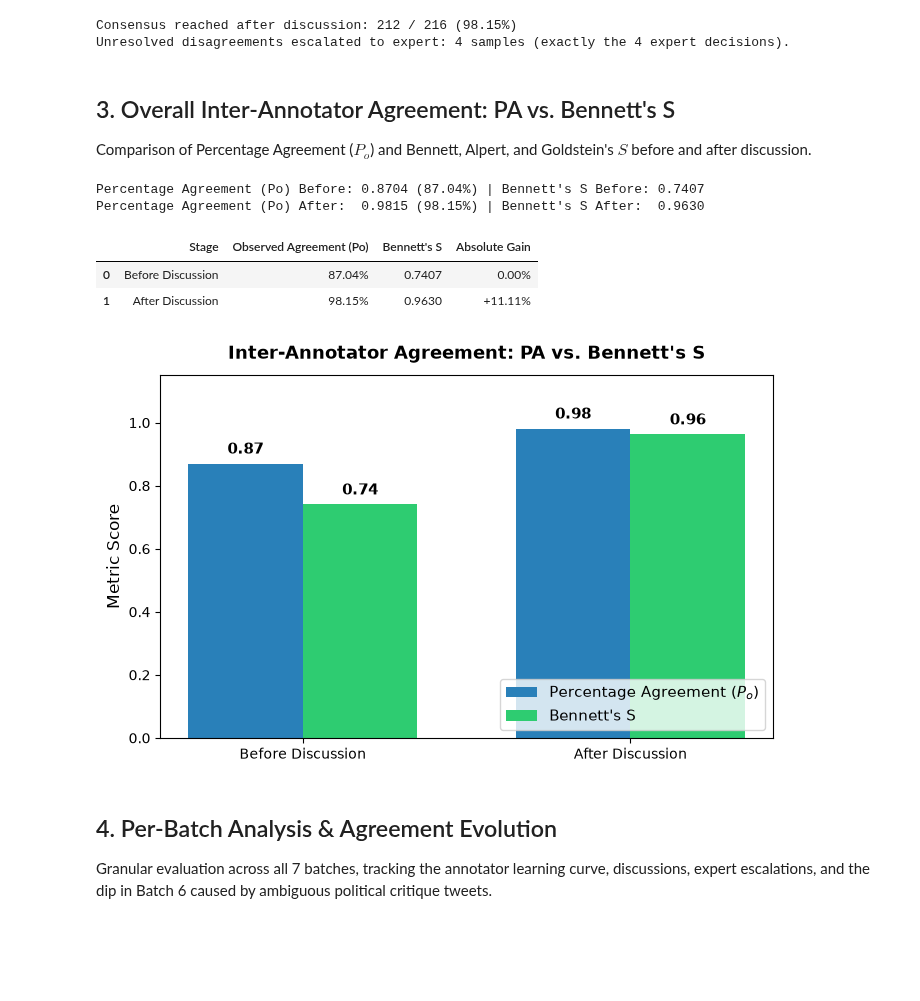
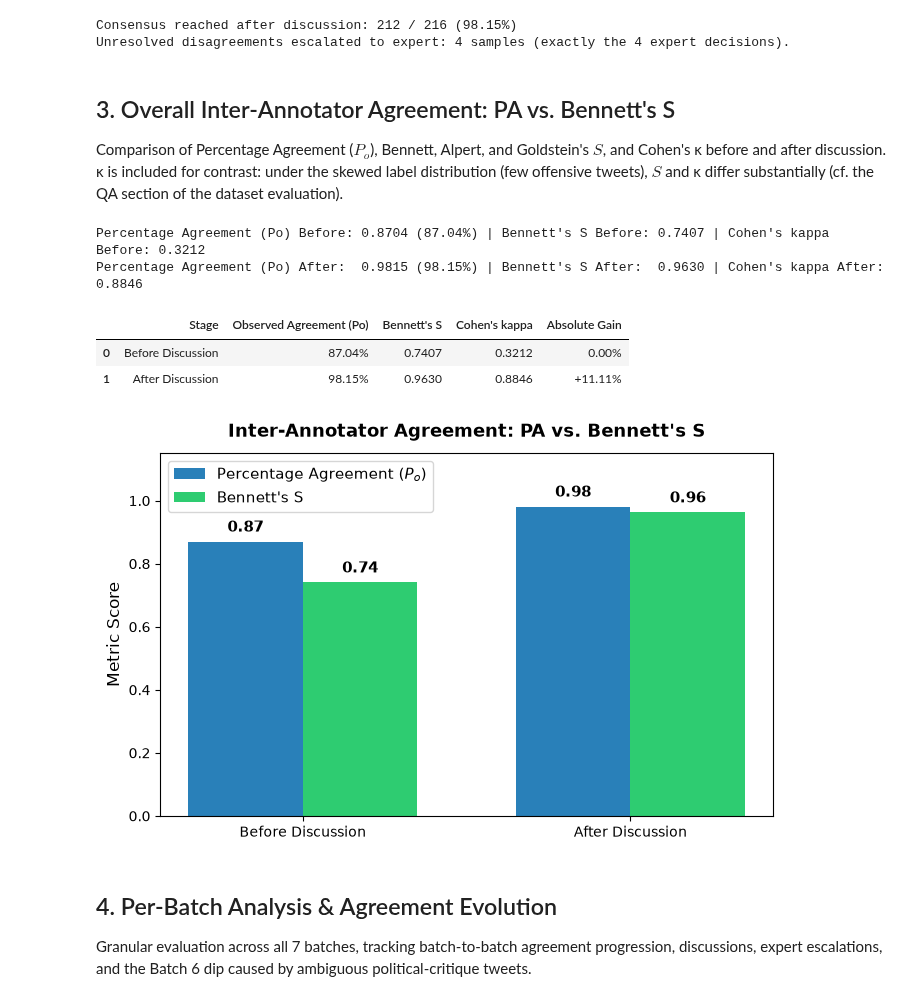
Before and after one commit to daniilperkin-uni/bsem, a Jupyter notebook: annotation_experiment/presentation/annotated_data_analysis.ipynb, the cells around one changed output. Saved outputs shown, nothing was run; the diff lists cells and outputs as text; code cells hidden in the pictures; blank space fills up the shorter version.

```diff
--- a/annotation_experiment/presentation/annotated_data_analysis.ipynb
+++ b/annotation_experiment/presentation/annotated_data_analysis.ipynb
@@ -69,6 +69,10 @@ for p in candidate_base_paths:
 
 print(f"Base path resolved to: {path}")
 
+# Directory for exported high-resolution figures (for slides)
+fig_dir = os.path.join(path, "presentation", "figures")
+os.makedirs(fig_dir, exist_ok=True)
+
 # Helper: Extract binary label (1=Offensive, 0=Not Offensive) for a specific user
 def user_label(labels_list, cur_ann):
     """Extract binary label for a specified user from a labels list."""
@@ -291,7 +298,7 @@ Consensus reached after discussion: 212 / 216 (98.15%)
 Unresolved disagreements escalated to expert: 4 samples (exactly the 4 expert decisions).
 # %% [markdown]
 ## 3. Overall Inter-Annotator Agreement: PA vs. Bennett's S
-Comparison of Percentage Agreement ($P_o$) and Bennett, Alpert, and Goldstein's $S$ before and after discussion.
+Comparison of Percentage Agreement ($P_o$), Bennett, Alpert, and Goldstein's $S$, and Cohen's κ before and after discussion. κ is included for contrast: under the skewed label distribution (few offensive tweets), $S$ and κ differ substantially (cf. the QA section of the dataset evaluation).
 # %%
 # Compute percentage agreement
 before_pa = sum(df["before_group1_annotator1"] == df["before_group1_annotator2"]) / df.shape[0]
@@ -309,49 +316,62 @@ after_s = cac_after.bp()["est"]["coefficient_value"]
 assert np.isclose(before_s, 2 * before_pa - 1), "Bennett's S formula check failed for before discussion!"
 assert np.isclose(after_s, 2 * after_pa - 1), "Bennett's S formula check failed for after discussion!"
 
-print(f"Percentage Agreement (Po) Before: {before_pa:.4f} ({before_pa:.2%}) | Bennett's S Before: {before_s:.4f}")
-print(f"Percentage Agreement (Po) After:  {after_pa:.4f} ({after_pa:.2%}) | Bennett's S After:  {after_s:.4f}")
+# Cohen's kappa on the same labels, for contrast with S (cf. QA section of the dataset evaluation)
+def cohens_kappa(a, b):
+    po = (a == b).mean()
+    q1, q2 = a.mean(), b.mean()
+    pe = q1 * q2 + (1 - q1) * (1 - q2)
+    return (po - pe) / (1 - pe)
+
+before_kappa = cohens_kappa(df["before_group1_annotator1"], df["before_group1_annotator2"])
+after_kappa = cohens_kappa(df["after_group1_annotator1"], df["after_group1_annotator2"])
+
+
+print(f"Percentage Agreement (Po) Before: {before_pa:.4f} ({before_pa:.2%}) | Bennett's S Before: {before_s:.4f} | Cohen's kappa Before: {before_kappa:.4f}")
+print(f"Percentage Agreement (Po) After:  {after_pa:.4f} ({after_pa:.2%}) | Bennett's S After:  {after_s:.4f} | Cohen's kappa After:  {after_kappa:.4f}")
 
 # Overall Summary Table
 df_overall_agreement = pd.DataFrame({
     "Stage": ["Before Discussion", "After Discussion"],
     "Observed Agreement (Po)": [f"{before_pa:.2%}", f"{after_pa:.2%}"],
     "Bennett's S": [f"{before_s:.4f}", f"{after_s:.4f}"],
+    "Cohen's kappa": [f"{before_kappa:.4f}", f"{after_kappa:.4f}"],
     "Absolute Gain": [f"{0.0:.2%}", f"+{after_pa - before_pa:.2%}"]
 })
 display(df_overall_agreement)
 
 # Plot Percentage Agreement vs Bennett's S
 fig, ax = plt.subplots(figsize=(7, 4.5))
 x = np.arange(2)
 width = 0.35
 
 bars_pa = ax.bar(x - width/2, [before_pa, after_pa], width, label="Percentage Agreement ($P_o$)", color="#2980b9")
 bars_s = ax.bar(x + width/2, [before_s, after_s], width, label="Bennett's S", color="#2ecc71")
 
 ax.set_ylabel("Metric Score")
 ax.set_title("Inter-Annotator Agreement: PA vs. Bennett's S", fontweight="bold", pad=12)
 ax.set_xticks(x)
 ax.set_xticklabels(["Before Discussion", "After Discussion"])
 ax.set_ylim(0, 1.15)
-ax.legend(loc="lower right")
+ax.legend(loc="upper left")
 
 for bar in list(bars_pa) + list(bars_s):
     height = bar.get_height()
     ax.text(bar.get_x() + bar.get_width() / 2.0, height + 0.02, f"{height:.2f}", ha="center", va="bottom", fontweight="bold")
 
 plt.tight_layout()
+plt.savefig(os.path.join(fig_dir, "fig_agreement_pa_s.png"), dpi=300, bbox_inches="tight")
 plt.show()
 # %% [output]
-Percentage Agreement (Po) Before: 0.8704 (87.04%) | Bennett's S Before: 0.7407
-Percentage Agreement (Po) After:  0.9815 (98.15%) | Bennett's S After:  0.9630
+Percentage Agreement (Po) Before: 0.8704 (87.04%) | Bennett's S Before: 0.7407 | Cohen's kappa Before: 0.3212
+Percentage Agreement (Po) After:  0.9815 (98.15%) | Bennett's S After:  0.9630 | Cohen's kappa After:  0.8846
-|  | Stage | Observed Agreement (Po) | Bennett's S | Absolute Gain |
-| 0 | Before Discussion | 87.04% | 0.7407 | 0.00% |
-| 1 | After Discussion | 98.15% | 0.9630 | +11.11% |
+|  | Stage | Observed Agreement (Po) | Bennett's S | Cohen's kappa | Absolute Gain |
+| 0 | Before Discussion | 87.04% | 0.7407 | 0.3212 | 0.00% |
+| 1 | After Discussion | 98.15% | 0.9630 | 0.8846 | +11.11% |
-[figure, old version]
+[figure, new version]
 # %% [markdown]
 ## 4. Per-Batch Analysis & Agreement Evolution
-Granular evaluation across all 7 batches, tracking the annotator learning curve, discussions, expert escalations, and the dip in Batch 6 caused by ambiguous political critique tweets.
+Granular evaluation across all 7 batches, tracking batch-to-batch agreement progression, discussions, expert escalations, and the Batch 6 dip caused by ambiguous political-critique tweets.
 # %%
 # Compute granular metrics per batch
 batch_summary_list = []
```
Also changed, not shown: parts of 6 cells of this notebook, 4 other files.
